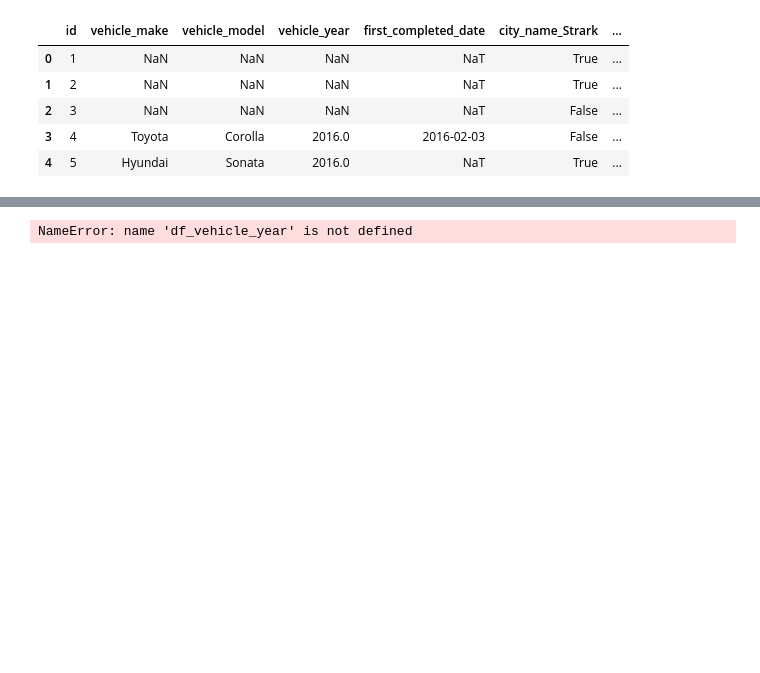
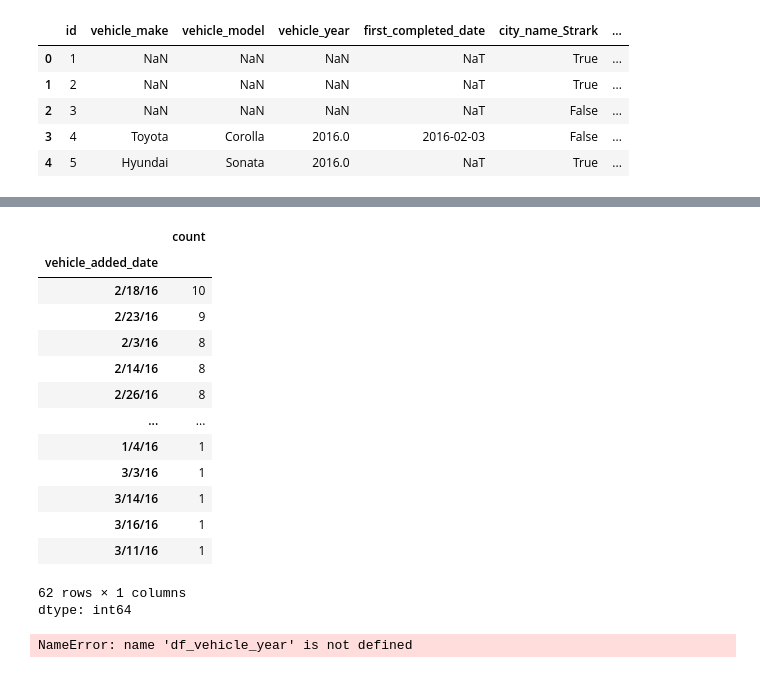
Before and after one commit to kcmeehan/InterviewQuery, a Jupyter notebook: uber_3/uber_3/takehomefile.ipynb, the cells around one changed output, grey strips where cells are left out. Cells and saved outputs as stored; diff of their text form; code cells hidden in the pictures; blank space fills up the shorter version.

```diff
--- a/uber_3/uber_3/takehomefile.ipynb
+++ b/uber_3/uber_3/takehomefile.ipynb
@@ -489,3 +465,21 @@ dtype: int64
+# %%
+df[df.bgc_date.isna()].vehicle_added_date.value_counts()
+# %% [output]
+|  | count |
+| vehicle_added_date |  |
+| 2/18/16 | 10 |
+| 2/23/16 | 9 |
+| 2/3/16 | 8 |
+| 2/14/16 | 8 |
+| 2/26/16 | 8 |
+| ... | ... |
+| 1/4/16 | 1 |
+| 3/3/16 | 1 |
+| 3/14/16 | 1 |
+| 3/16/16 | 1 |
+| 3/11/16 | 1 |
+62 rows × 1 columns
+dtype: int64
 # %%
 #TODO:
 # Decide what to do about missing values
```
Also changed, not shown: parts of 14 cells of this notebook.
